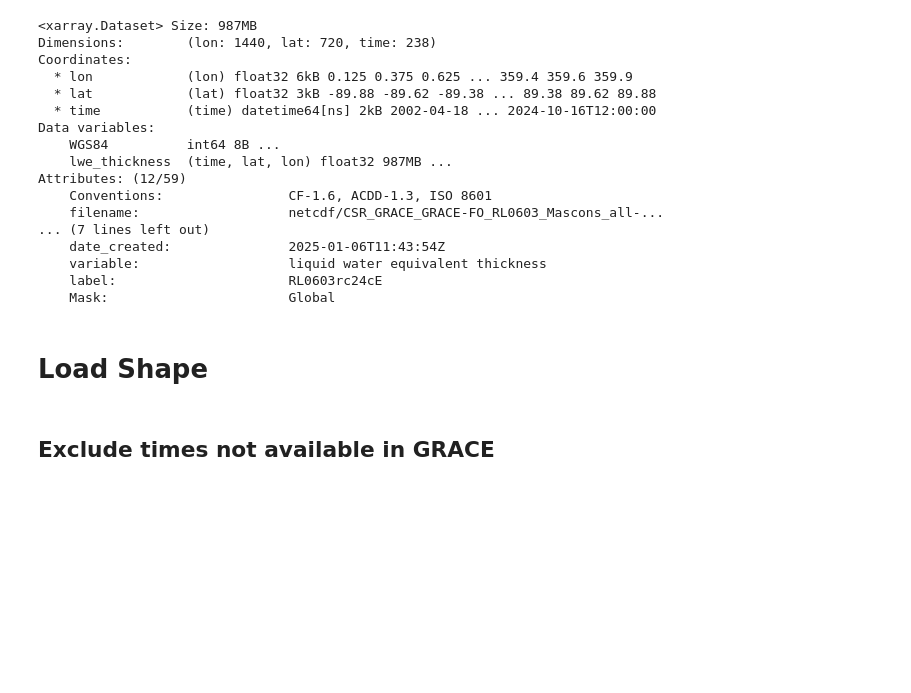
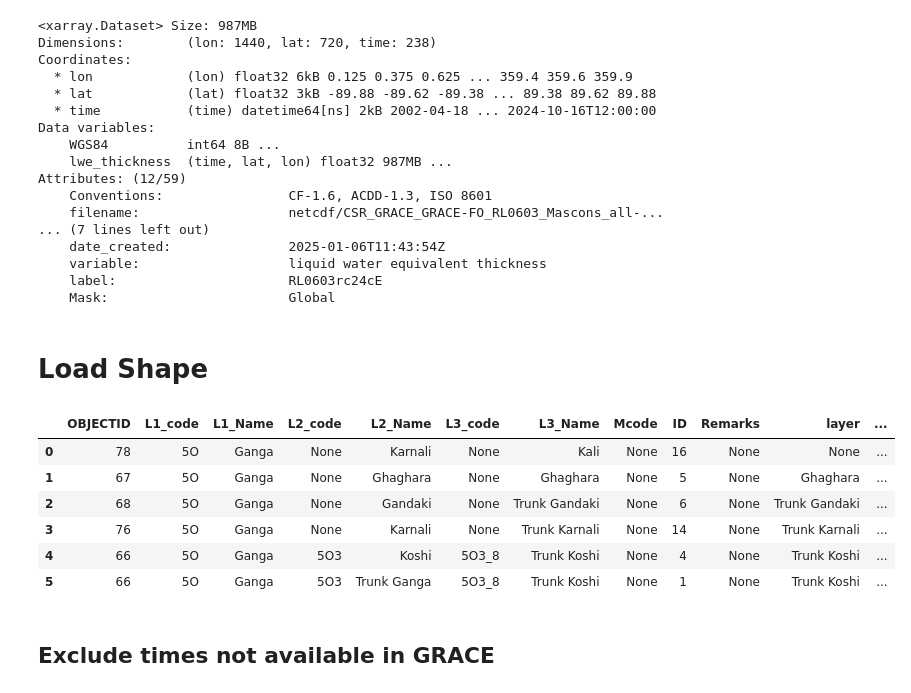
Before and after one commit to AshHydroCoder/GRACE-Downscaler, a Jupyter notebook: Making_raw_files_for_RFM.ipynb, the cells around one changed output. Saved outputs shown, nothing was run; the diff lists cells and outputs as text; code cells hidden in the pictures; blank space fills up the shorter version.

```diff
--- a/Making_raw_files_for_RFM.ipynb
+++ b/Making_raw_files_for_RFM.ipynb
@@ -95,8 +95,17 @@ Attributes: (12/59)
 # Load Shape
 # %%
 cluster = "AQ"
-nepal_shp = gpd.read_file('/content/drive/MyDrive/Thesis/SHP/TrunkKoshi.shp')
+nepal_shp = gpd.read_file('/content/drive/MyDrive/Thesis/SHP/AOI.shp')
 nepal_shp = nepal_shp.set_crs('epsg:4326')
+nepal_shp
+# %% [output]
+|  | OBJECTID | L1_code | L1_Name | L2_code | L2_Name | L3_code | L3_Name | Mcode | ID | Remarks | layer | ... |
+| 0 | 78 | 5O | Ganga | None | Karnali | None | Kali | None | 16 | None | None | ... |
+| 1 | 67 | 5O | Ganga | None | Ghaghara | None | Ghaghara | None | 5 | None | Ghaghara | ... |
+| 2 | 68 | 5O | Ganga | None | Gandaki | None | Trunk Gandaki | None | 6 | None | Trunk Gandaki | ... |
+| 3 | 76 | 5O | Ganga | None | Karnali | None | Trunk Karnali | None | 14 | None | Trunk Karnali | ... |
+| 4 | 66 | 5O | Ganga | 5O3 | Koshi | 5O3_8 | Trunk Koshi | None | 4 | None | Trunk Koshi | ... |
+| 5 | 66 | 5O | Ganga | 5O3 | Trunk Ganga | 5O3_8 | Trunk Koshi | None | 1 | None | Trunk Koshi | ... |
 # %% [markdown]
 ## Exclude times not available in GRACE
 # %% [markdown]
```
Also changed, not shown: parts of 9 cells of this notebook.
